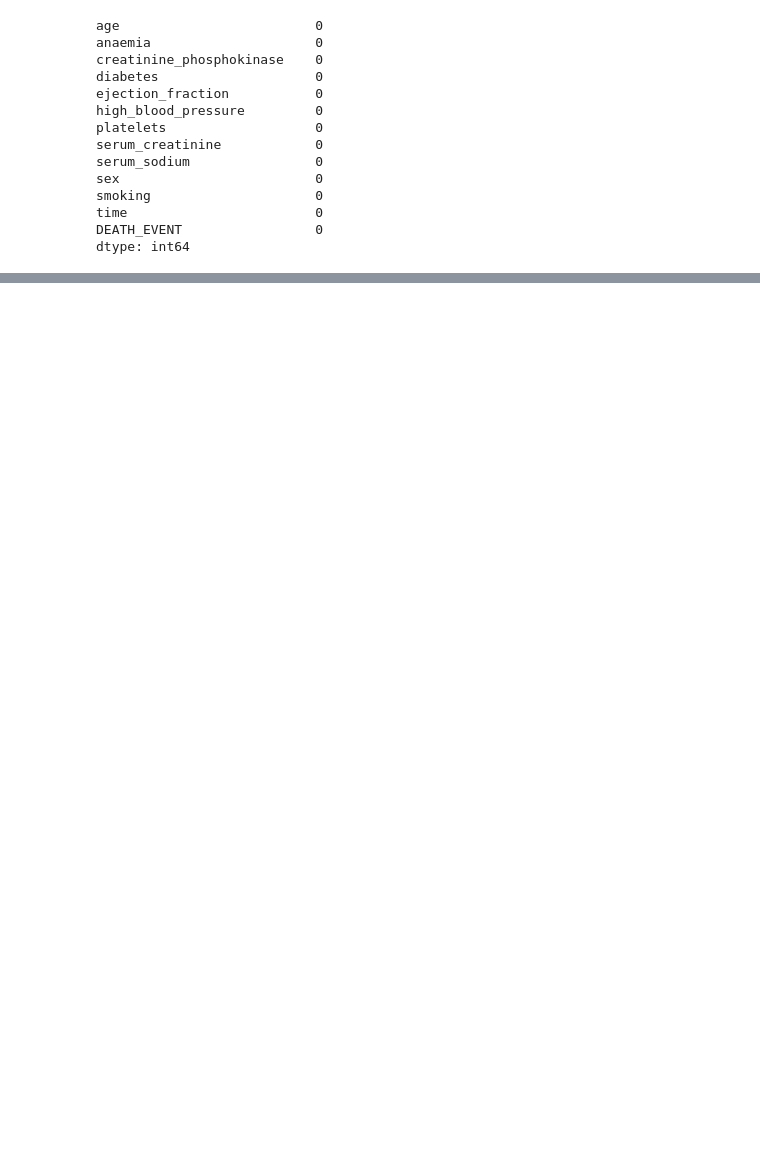
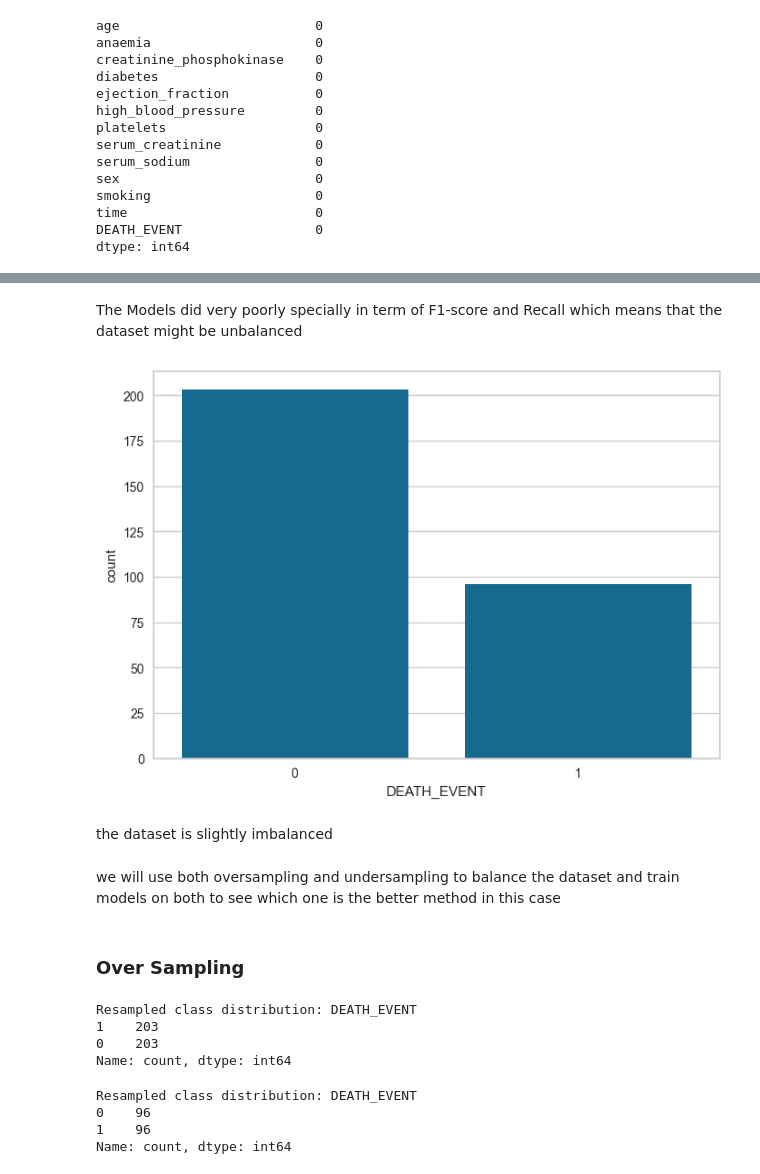
Before and after one commit to mwehdddt/ds-ai-projects, a Jupyter notebook: notebooks/007-heart-failure/notebook007.ipynb, the cells around one changed output, grey strips where cells are left out. Saved outputs shown, nothing was run; the diff lists cells and outputs as text; code cells hidden in the pictures; blank space fills up the shorter version.

```diff
--- a/notebooks/007-heart-failure/notebook007.ipynb
+++ b/notebooks/007-heart-failure/notebook007.ipynb
@@ -575,0 +125,45 @@ AUC: 0.77
+# %% [markdown]
+The Models did very poorly specially in term of F1-score and Recall which means that the dataset might be unbalanced
+# %%
+sns.countplot(x='DEATH_EVENT', data=data)
+plt.show()
+# %% [output]
+[figure, added]
+# %% [markdown]
+the dataset is slightly imbalanced
+# %% [markdown]
+we will use both oversampling and undersampling to balance the dataset and train models on both to see which one is the better method in this case
+# %% [markdown]
+### Over Sampling
+# %%
+from imblearn.over_sampling import SMOTE
+
+# Separate features and target
+X = data.drop(columns=['DEATH_EVENT', 'time'])
+y = data['DEATH_EVENT']
+
+# Apply SMOTE to oversample the minority class
+smote = SMOTE(random_state=42)
+X_over, y_over = smote.fit_resample(X, y)
+
+# Check the new class distribution
+print("Resampled class distribution:", y_over.value_counts())
+# %% [output]
+Resampled class distribution: DEATH_EVENT
+1    203
+0    203
+Name: count, dtype: int64
+# %%
+from imblearn.under_sampling import RandomUnderSampler
+
+# Apply RandomUnderSampler to undersample the majority class
+undersample = RandomUnderSampler(random_state=42)
+X_under , y_under = undersample.fit_resample(X, y)
+
+# Check the new class distribution
+print("Resampled class distribution:", y_under.value_counts())
+# %% [output]
+Resampled class distribution: DEATH_EVENT
+0    96
+1    96
+Name: count, dtype: int64
```
Also changed, not shown: parts of 67 cells of this notebook, 7 other files.
